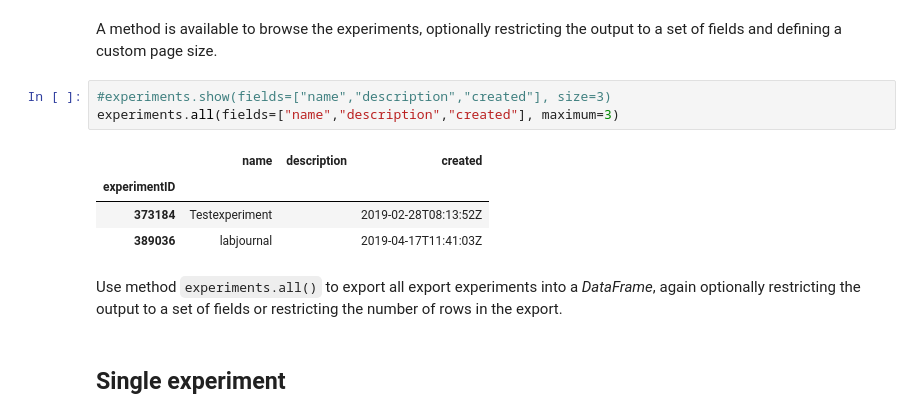
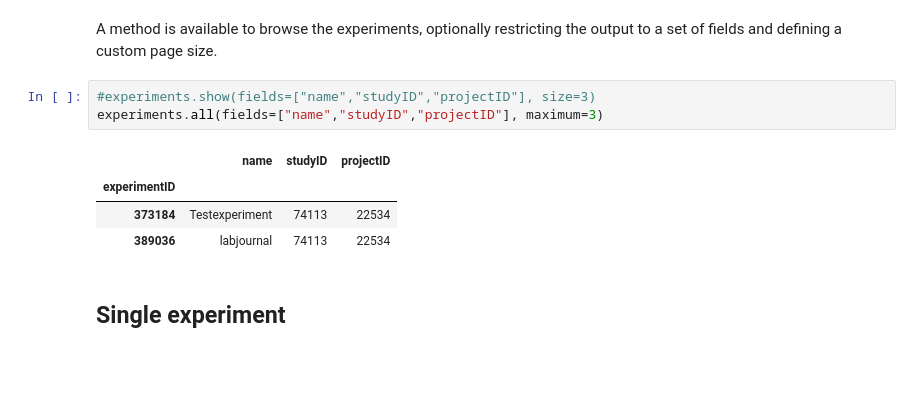
Before and after one commit to matthijsbrouwer/jupyter-elabjournal, a Jupyter notebook: 04_Experiments.ipynb, the cells around one changed output. Drawn from its saved outputs; the diff is of its cells as text; blank space fills up the shorter version.

```diff
--- a/04_Experiments.ipynb
+++ b/04_Experiments.ipynb
@@ -74,15 +72,13 @@ experiments.fields()
 # %% [markdown]
 A method is available to browse the experiments, optionally restricting the output to a set of fields and defining a custom page size.
 # %%
-#experiments.show(fields=["name","description","created"], size=3)
-experiments.all(fields=["name","description","created"], maximum=3)
+#experiments.show(fields=["name","studyID","projectID"], size=3)
+experiments.all(fields=["name","studyID","projectID"], maximum=3)
 # %% [output]
-|  | name | description | created |
+|  | name | studyID | projectID |
 | experimentID |  |  |  |
-| 373184 | Testexperiment |  | 2019-02-28T08:13:52Z |
-| 389036 | labjournal |  | 2019-04-17T11:41:03Z |
+| 373184 | Testexperiment | 74113 | 22534 |
+| 389036 | labjournal | 74113 | 22534 |
-# %% [markdown]
-Use method `experiments.all()` to export all export experiments into a *DataFrame*, again optionally restricting the output to a set of fields or restricting the number of rows in the export.
 # %% [markdown]
 ## Single experiment
 # %% [markdown]
```
Also changed, not shown: parts of 35 cells of this notebook, 1 other file.
